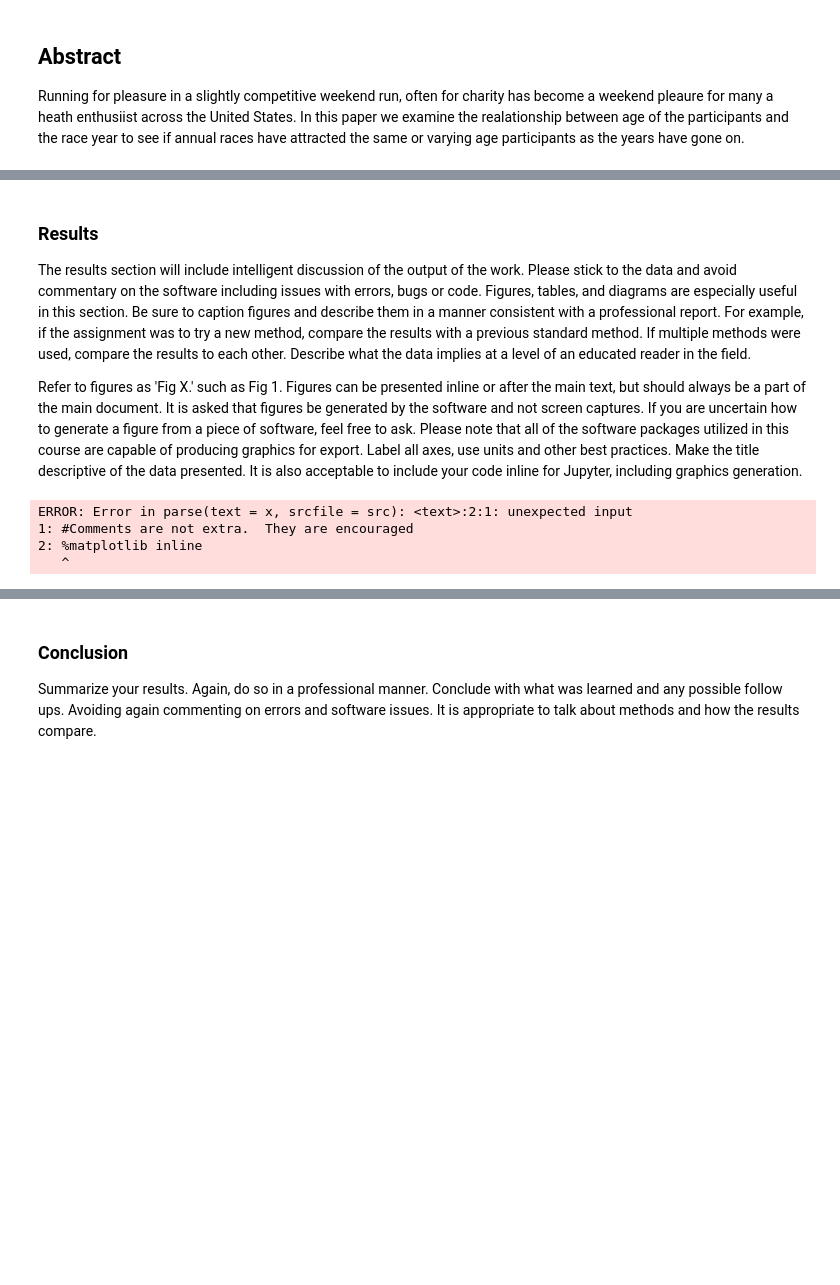
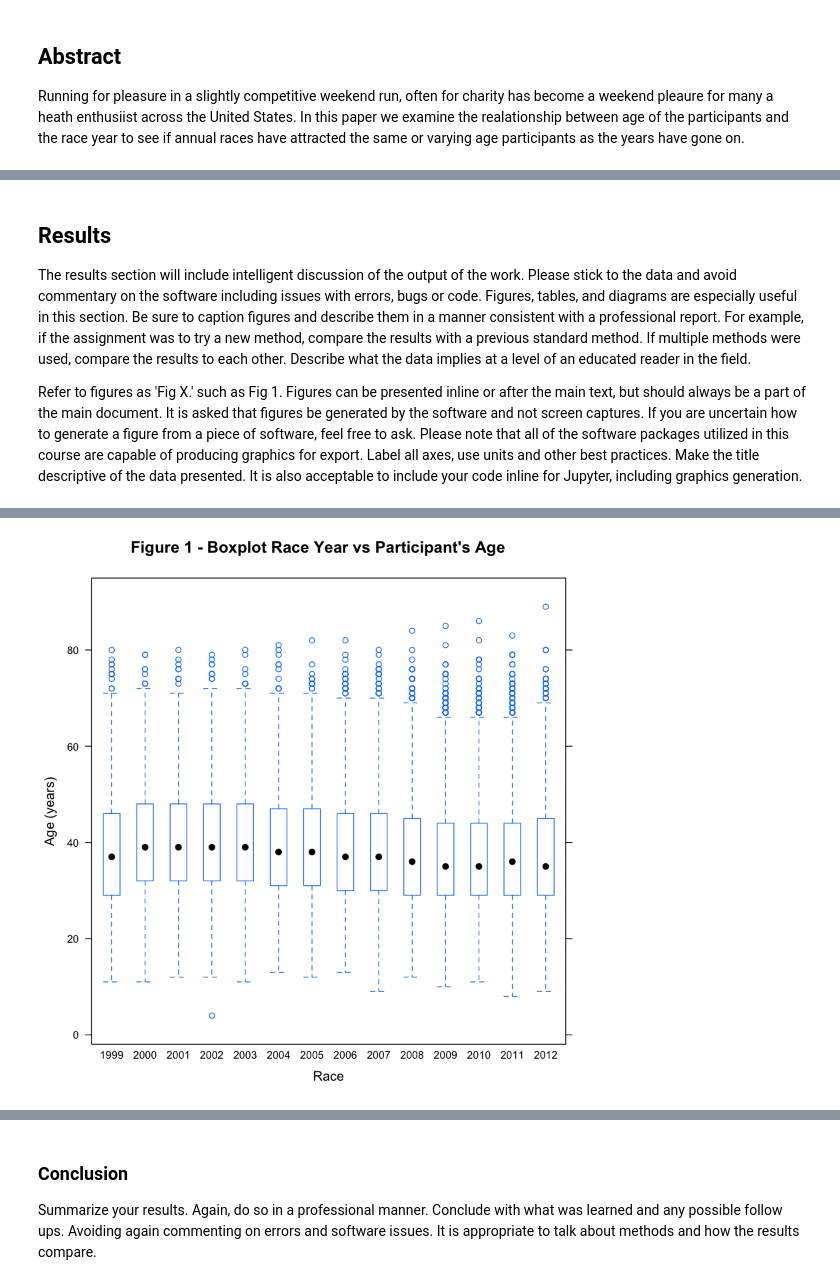
Before and after one commit to jduranengineer/QTW-Projects, a Jupyter notebook: Proj 2 Cherry Blossom/Byrne_Duran_Hwk_2.ipynb, the cells around one changed output, grey strips where cells are left out. Drawn from its saved outputs; the diff is of its cells as text; code cells hidden in the pictures; blank space fills up the shorter version.

Commit message:
Added some results to jupyter notebook

```diff
--- a/Proj 2 Cherry Blossom/Byrne_Duran_Hwk_2.ipynb
+++ b/Proj 2 Cherry Blossom/Byrne_Duran_Hwk_2.ipynb
@@ -34,31 +31,33 @@ getResults <- function(uri, year = 1999)
 # %% [markdown]
-### Results
+## Results
+
 The results section will include intelligent discussion of the output of the work.  Please stick to the data and avoid commentary on the software including issues with errors, bugs or code.  Figures, tables, and diagrams are especially useful in this section.  Be sure to caption figures and describe them in a manner consistent with a professional report.  For example, if the assignment was to try a new method, compare the results with a previous standard method.  If multiple methods were used, compare the results to each other.  Describe what the data implies at a level of an educated reader in the field.
 
 Refer to figures as 'Fig X.' such as Fig 1.  Figures can be presented inline or after the main text, but should always be a part of the main document.  It is asked that figures be generated by the software and not screen captures.  If you are uncertain how to generate a figure from a piece of software, feel free to ask.  Please note that all of the software packages utilized in this course are capable of producing graphics for export.  Label all axes, use units and other best practices.  Make the title descriptive of the data presented.  It is also acceptable to include your code inline for Jupyter, including graphics generation.
-# %%
-#Comments are not extra.  They are encouraged
-%matplotlib inline
-import numpy as np
-#going to make a random function
-x=np.linspace(-10,10)
-y=x+1/10*(x**3)+20*np.sin(2*x)
-txt='Figure 1: Do not forget to include a caption'
-import matplotlib.pyplot as plt
-fig = plt.figure()
-ax1 = fig.add_axes((0.1, 0.2, 0.8, 0.7))
-ax1.set_title("This is my title")
-ax1.set_xlabel('X-axis')
-ax1.set_ylabel('Y-axis')
-# make the edge colors match the facecolors
-ax1.scatter(x,y, c='r', edgecolors='face')
-# center text
-fig.text(.5, .05, txt, ha='center')
-# resize the figure to match the aspect ratio of the Axes
-fig.set_size_inches(7, 8, forward=True)
-plt.show()
-# %% [output]
-ERROR: Error in parse(text = x, srcfile = src): <text>:2:1: unexpected input
-1: #Comments are not extra.  They are encouraged
-2: %matplotlib inline
-   ^
+# %%
+# Library
+knitr::opts_chunk$set(echo = FALSE,warning = FALSE, message= FALSE)
+library(mosaic)
+library(gmodels)
+library(RColorBrewer)
+library(pander)
+library(car)
+
+# Load data
+files = sapply(1999:2012,function(year){paste0("./MensResults",year,".csv")})
+load.files = function(fileName) {
+  read.csv(fileName,stringsAsFactors = FALSE)
+}
+mensResults = do.call(rbind,lapply(files, load.files))
+
+## Convert to number
+mensResults$Age = as.numeric(mensResults$Age)
+
+## Convert to factor
+mensResults$Race = sapply(mensResults$Race,function(x) {
+  r = strsplit(x, " ")[[1]][1]
+  return (r)
+})
+mensResults$Race = as.factor(mensResults$Race)
+bwplot(Age ~ Race,data=mensResults, ylab = "Age (years)", xlab = "Race", main="Figure 1 - Boxplot Race Year vs Participant's Age")
+# %% [output]
@@ -64,0 +66 @@ ERROR: Error in parse(text = x, srcfile = src): <text>:2:1: unexpected input
+[figure, added]
```
Also changed, not shown: parts of 12 cells of this notebook, 2 other files.
